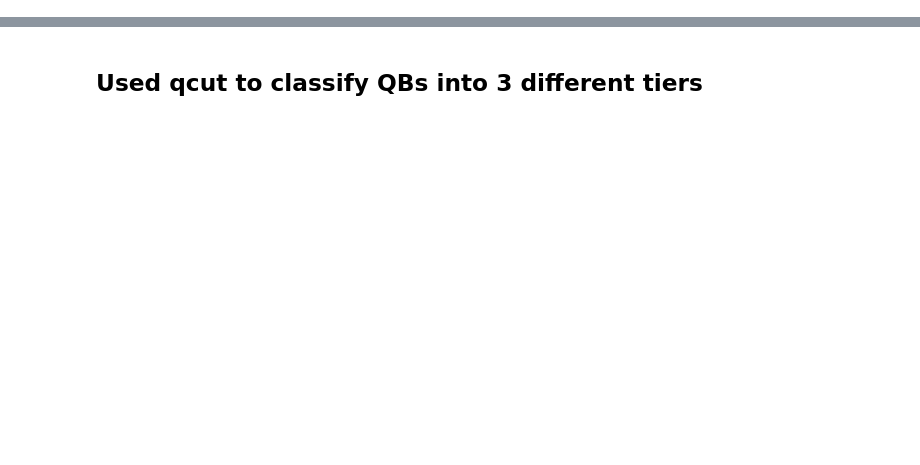
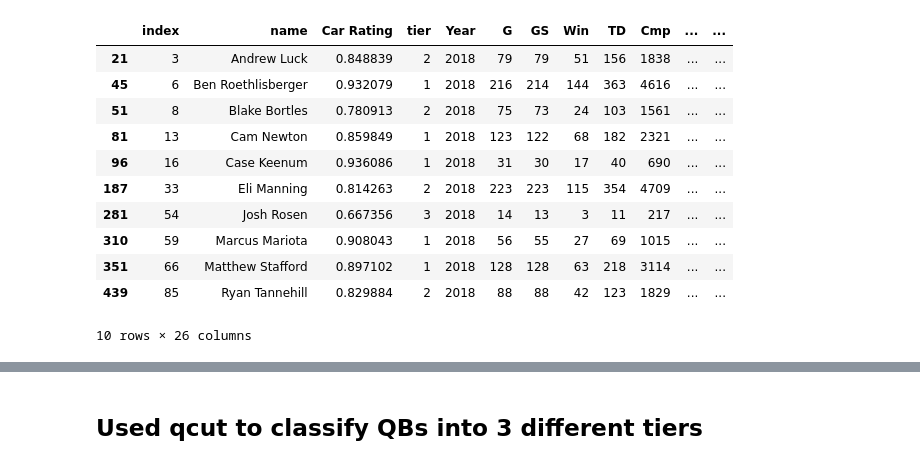
Before and after one commit to brokengrappler/QB_TD_Metis_project, a Jupyter notebook: jpnb/QB_TD_Regression.ipynb, the cells around one changed output, grey strips where cells are left out. Saved outputs shown, nothing was run; the diff lists cells and outputs as text; code cells hidden in the pictures; blank space fills up the shorter version.

Commit message:
working qb_pred_model

```diff
--- a/jpnb/QB_TD_Regression.ipynb
+++ b/jpnb/QB_TD_Regression.ipynb
@@ -12,7 +13,9 @@ from sklearn.preprocessing import StandardScaler, PolynomialFeatures
 
 import statsmodels.api as sm
+# %%
+path = '../Pickles/'
 # %%
-car_avg_df = pd.read_pickle('car_avg_stats_df.pkl')
+car_avg_df = pd.read_pickle(path+'car_avg_stats_df.pkl')
 # %%
 def calc_passer_rating(row):
     comp_p = (row['Cmp'] / row['Att'] - .3) * 5
@@ -24,0 +26,43 @@ car_avg_df['YTD_Rating'] = car_avg_df.apply(calc_passer_rating, axis=1)
+# %%
+def add_features(car_avg_df):
+    '''
+    Add TD%, Int%, and place QBs in different bins
+    arg:
+        DF created from PFR_scrape.py
+    return:
+        Two DF: 1) DF with added stats; 2) DF of 2018 QBs who did not play full 2018 season
+    '''
+    car_avg_df['YTD_Rating'] = car_avg_df.apply(calc_passer_rating, axis=1)
+
+    car_avg_df['TD%'] = car_avg_df.apply(lambda x: x['TD'] / x['Att'], axis=1)
+    car_avg_df['Int%'] = car_avg_df.apply(lambda x: x['Int'] / x['Att'], axis=1)
+    career_ratings = car_avg_df.groupby('name', as_index=False)['YTD_Rating'].mean().reset_index()
+
+    # binning QBs by tier
+    career_ratings['tier'] = pd.qcut(career_ratings['YTD_Rating'], 3, labels=[3, 2, 1])
+    career_ratings['tier'] = career_ratings['tier'].astype(int)
+    data_stats = career_ratings.merge(car_avg_df, on='name')
+    data_stats.rename({'YTD_Rating_x': 'Car Rating', 'YTD_Rating_y': 'YTD_Rating'}, axis=1, inplace=True)
+
+    # saving 2018 injured/benched players for inclusion in model
+    benched_injured_df = data_stats[(data_stats['FY_TD'].isna()) &
+                                    (data_stats['Year'] == 2018)]
+    data_stats.dropna(inplace=True)
+    return data_stats, benched_injured_df
+# %%
+data_stats, benched_injured_df= add_features(car_avg_df)
+# %%
+benched_injured_df
+# %% [output]
+|  | index | name | Car Rating | tier | Year | G | GS | Win | TD | Cmp | ... | ... |
+| 21 | 3 | Andrew Luck | 0.848839 | 2 | 2018 | 79 | 79 | 51 | 156 | 1838 | ... | ... |
+| 45 | 6 | Ben Roethlisberger | 0.932079 | 1 | 2018 | 216 | 214 | 144 | 363 | 4616 | ... | ... |
+| 51 | 8 | Blake Bortles | 0.780913 | 2 | 2018 | 75 | 73 | 24 | 103 | 1561 | ... | ... |
+| 81 | 13 | Cam Newton | 0.859849 | 1 | 2018 | 123 | 122 | 68 | 182 | 2321 | ... | ... |
+| 96 | 16 | Case Keenum | 0.936086 | 1 | 2018 | 31 | 30 | 17 | 40 | 690 | ... | ... |
+| 187 | 33 | Eli Manning | 0.814263 | 2 | 2018 | 223 | 223 | 115 | 354 | 4709 | ... | ... |
+| 281 | 54 | Josh Rosen | 0.667356 | 3 | 2018 | 14 | 13 | 3 | 11 | 217 | ... | ... |
+| 310 | 59 | Marcus Mariota | 0.908043 | 1 | 2018 | 56 | 55 | 27 | 69 | 1015 | ... | ... |
+| 351 | 66 | Matthew Stafford | 0.897102 | 1 | 2018 | 128 | 128 | 63 | 218 | 3114 | ... | ... |
+| 439 | 85 | Ryan Tannehill | 0.829884 | 2 | 2018 | 88 | 88 | 42 | 123 | 1829 | ... | ... |
+10 rows × 26 columns
```
Also changed, not shown: parts of 71 cells of this notebook, 13 other files.
